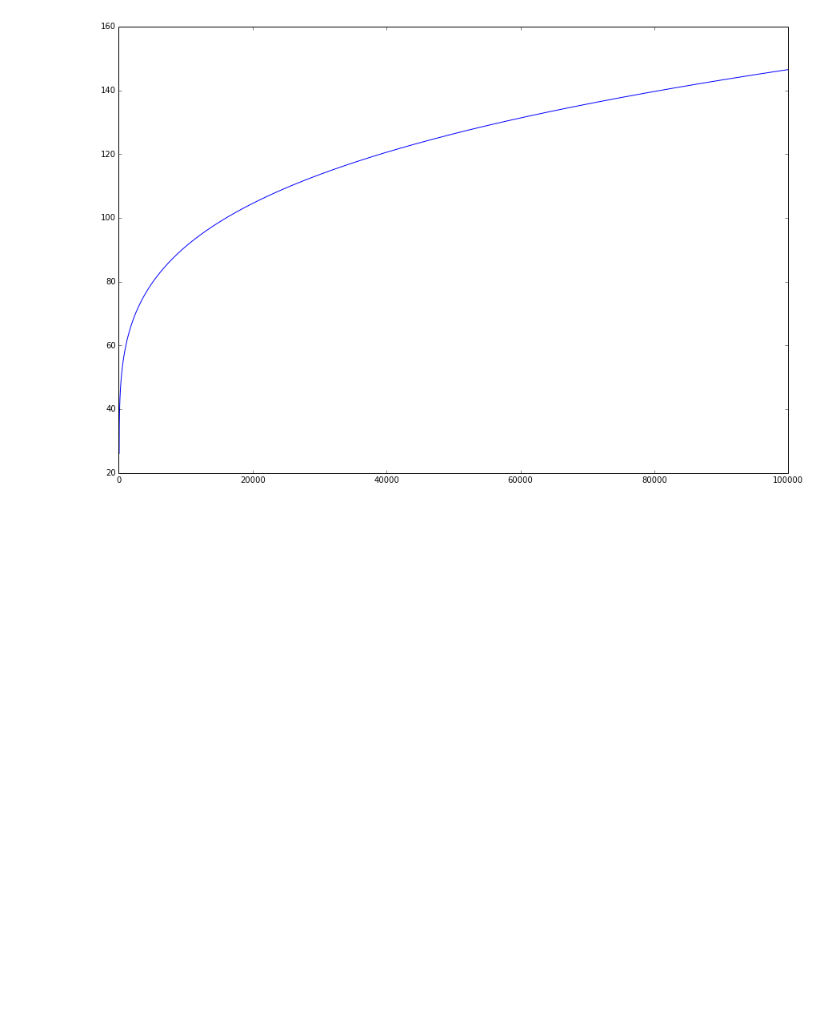
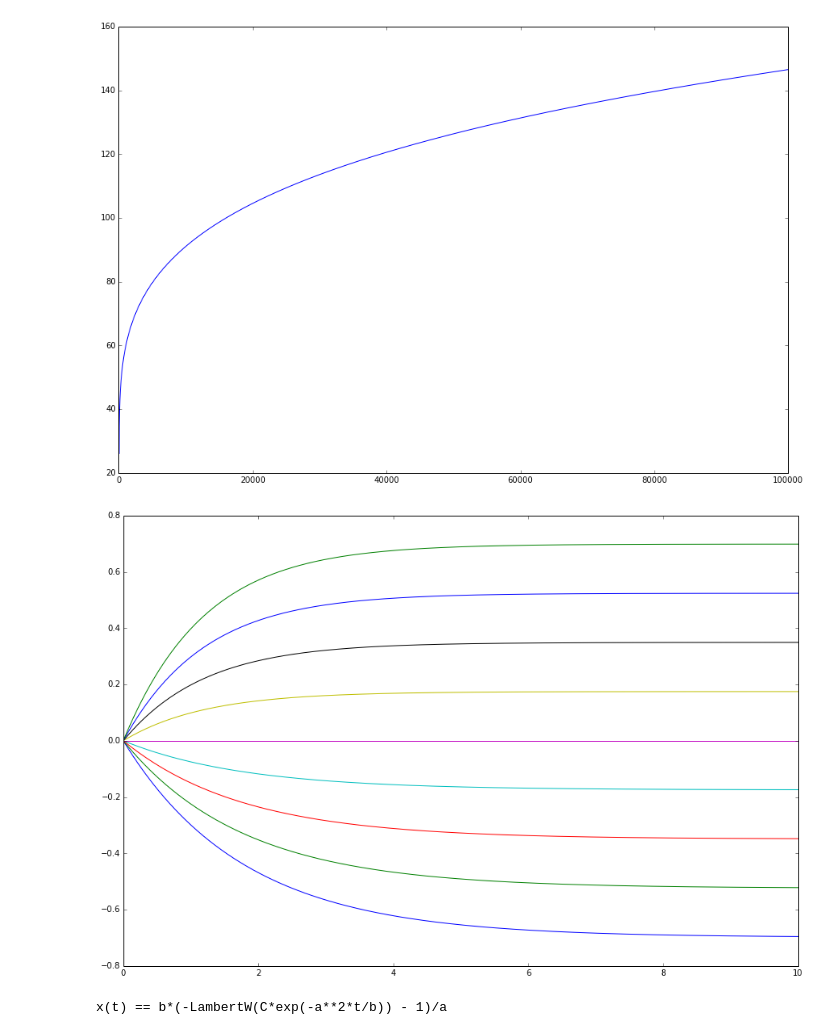
Before and after one commit to jorgehog/notebookCollection, a Jupyter notebook: GrowthEquations.ipynb, the cells around one changed output. Saved outputs shown, nothing was run; the diff lists cells and outputs as text; code cells hidden in the pictures; blank space fills up the shorter version.

```diff
--- a/GrowthEquations.ipynb
+++ b/GrowthEquations.ipynb
@@ -312,3 +270,12 @@ IOError: [Errno 2] No such file or directory: '/home/jorgehog/Dropbox/PhD/papers
+# %%
+from os.path import join
+
+kmc_input_dir = "/home/jorgehog/Dropbox/PhD/papers/paper2/data/lattice_speed_2/"
+
+kmc_times = np.load(join(kmc_input_dir, "lattice_times.npy"))
+kmc_input_supersaturations = np.load(join(kmc_input_dir, "lattice_supersaturations.npy"))
+kmc_lengths = np.load(join(kmc_input_dir, "lattice_lengths.npy"))
+kmc_heights = np.load(join(kmc_input_dir, "lattice_heights.npy"))
 # %%
 def solve(T, k, h0, inital_omega, delta_t, N):
 
@@ -375,3 +342,63 @@ plot(time2, hf)
 # %% [output]
 [<matplotlib.lines.Line2D at 0x...>]
 [figure]
+# %%
+def c(k, K, o0, h0):
+    return k*o0 + K/h0
+# %%
+def speed(c, K, h0, h):
+    x = h - h0
+    return c + K/x
+# %%
+T = 1.
+h0 = 20
+
+N = 1000
+dt = 0.01
+
+c0_val = c0(T)
+
+for j, o0 in enumerate(kmc_input_supersaturations):
+
+    l = kmc_lengths[j]
+
+    k = get_k(T, o0)
+    K_val = K(k, h0, c0_val, o0)
+    c_val = c(k, K_val, o0, h0)
+
+    h = 0
+    all_h = [h]
+    all_speeds = []
+    time = [0]
+
+    for i in range(N):
+
+        v = speed(c_val, K_val, h0, h)
+
+        h += v*dt
+
+        all_h.append(h)
+        all_speeds.append(v)
+        time.append(time[-1] + dt)
+
+    plot(time, all_h)
+    #plot(kmc_times[j, :l]/(1 + o0), kmc_heights[j, :l])
+
+show()
+# %% [output]
+[figure, added]
+# %%
+from sympy import symbols, Derivative, dsolve, Function
+
+a, b, t, C = symbols('a b t C', real=True, positive=True)
+x = Function('x')
+
+ODEsolution = dsolve(Derivative(x(t), t) - b/x(t) - a)
+
+ODEsolution = ODEsolution.subs("C1", C)
+
+print ODEsolution
+
+ODEsolution_f = ODEsolution.args[1]
+# %% [output]
+x(t) == b*(-LambertW(C*exp(-a**2*t/b)) - 1)/a
```
Also changed, not shown: parts of 8 cells of this notebook.
